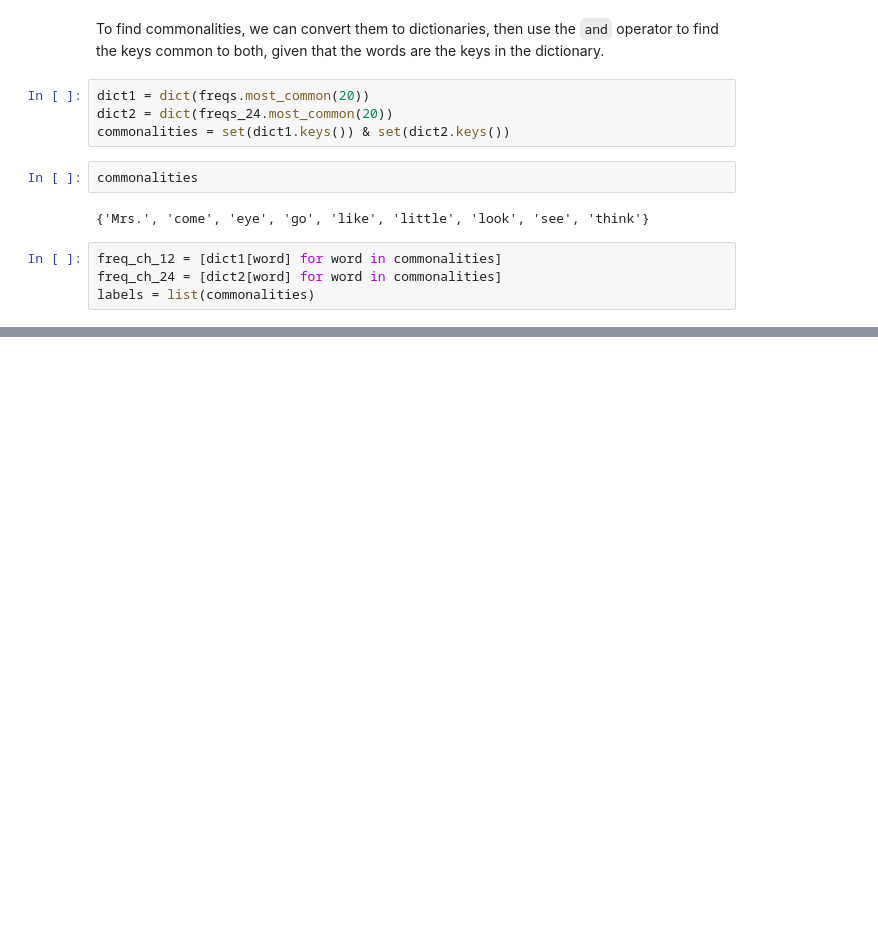
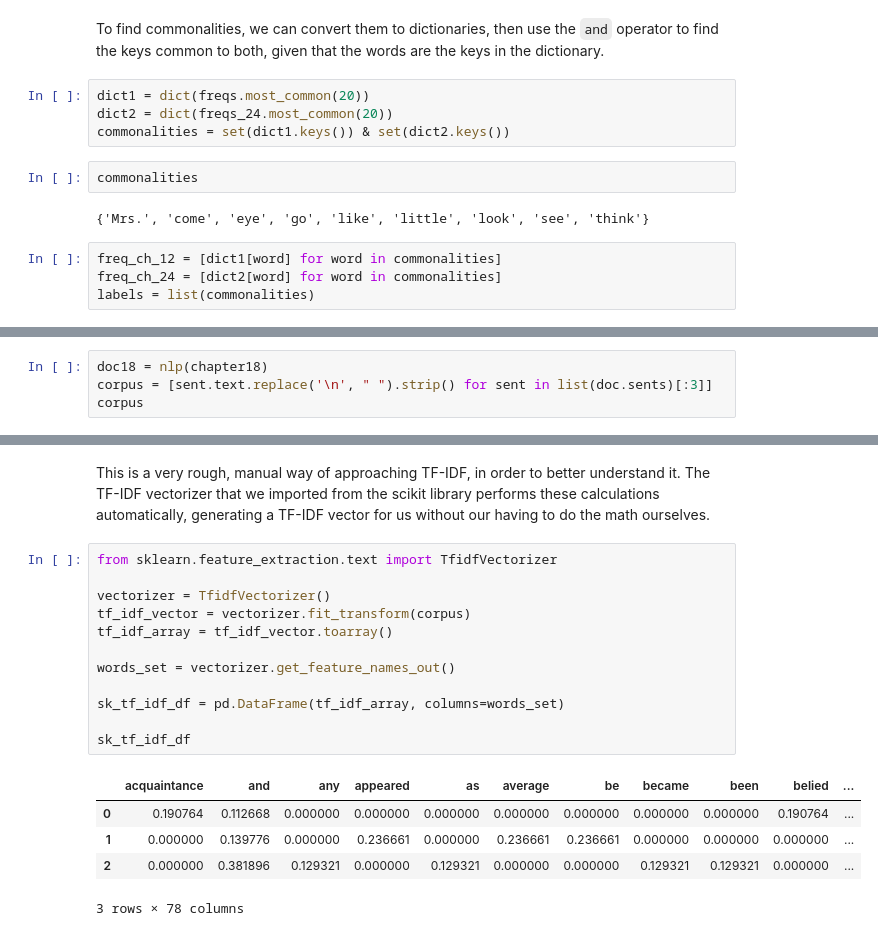
Before and after one commit to jruedas1/cedish-nlp-workshop, a Jupyter notebook: Python-workshop-3-nlp.ipynb, the cells around one changed output, grey strips where cells are left out. Cells and saved outputs as stored; diff of their text form; blank space fills up the shorter version.

```diff
--- a/Python-workshop-3-nlp.ipynb
+++ b/Python-workshop-3-nlp.ipynb
@@ -727,0 +848,4 @@ plt.show()
+# %%
+doc18 = nlp(chapter18)
+corpus = [sent.text.replace('\n', " ").strip() for sent in list(doc.sents)[:3]]
+corpus
@@ -727,0 +943,20 @@ plt.show()
+# %% [markdown]
+This is a very rough, manual way of approaching TF-IDF, in order to better understand it. The TF-IDF vectorizer that we imported from the scikit library performs these calculations automatically, generating a TF-IDF vector for us without our having to do the math ourselves.
+# %%
+from sklearn.feature_extraction.text import TfidfVectorizer
+
+vectorizer = TfidfVectorizer()
+tf_idf_vector = vectorizer.fit_transform(corpus)
+tf_idf_array = tf_idf_vector.toarray()
+
+words_set = vectorizer.get_feature_names_out()
+
+sk_tf_idf_df = pd.DataFrame(tf_idf_array, columns=words_set)
+
+sk_tf_idf_df
+# %% [output]
+|  | acquaintance | and | any | appeared | as | average | be | became | been | belied | ... |
+| 0 | 0.190764 | 0.112668 | 0.000000 | 0.000000 | 0.000000 | 0.000000 | 0.000000 | 0.000000 | 0.000000 | 0.190764 | ... |
+| 1 | 0.000000 | 0.139776 | 0.000000 | 0.236661 | 0.000000 | 0.236661 | 0.236661 | 0.000000 | 0.000000 | 0.000000 | ... |
+| 2 | 0.000000 | 0.381896 | 0.129321 | 0.000000 | 0.129321 | 0.000000 | 0.000000 | 0.129321 | 0.129321 | 0.000000 | ... |
+3 rows × 78 columns
```
Also changed, not shown: parts of 23 cells of this notebook.
